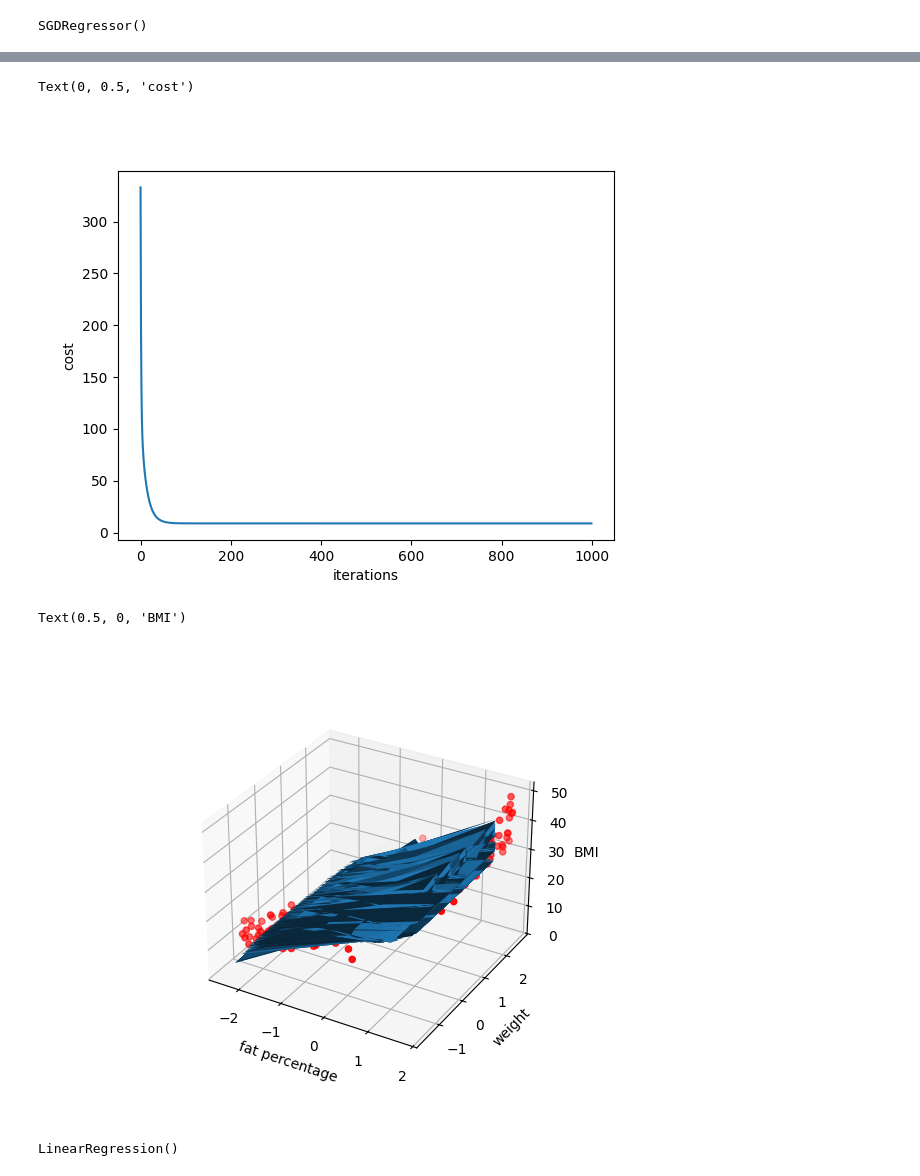
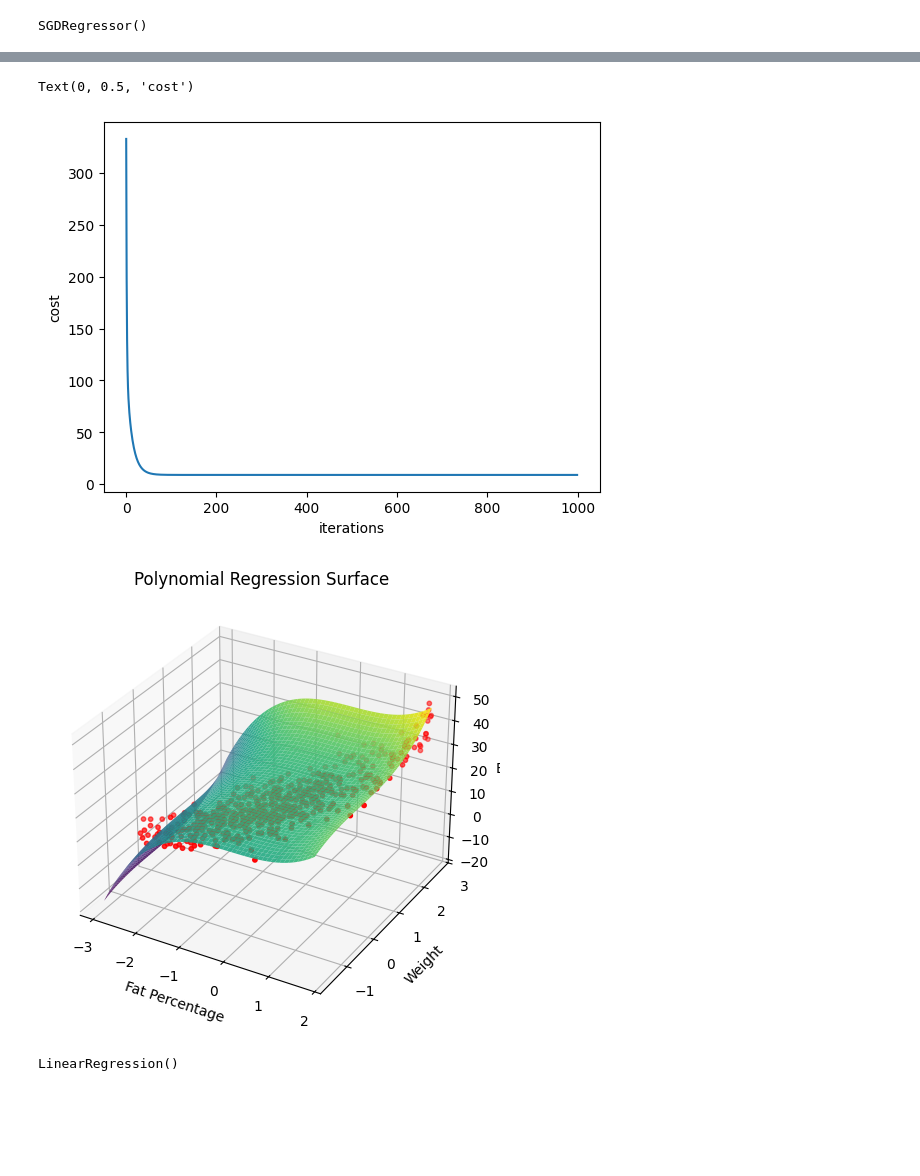
Before and after one commit to Pourixa/life-style-analyze, a Jupyter notebook: main.ipynb, the cells around one changed output, grey strips where cells are left out. Cells and saved outputs as stored; diff of their text form; code cells hidden in the pictures; blank space fills up the shorter version.

```diff
--- a/main.ipynb
+++ b/main.ipynb
@@ -33,7 +33,7 @@ Text(42.722222222222214, 0.5, 'BMI')
 def scale(x:np.ndarray,scaling:int=0):
     """
     x (ndarray) : feature values
-    scaling (int) : Scaling Technique
+    scaling (int) : Scaling method
     0 (feature scaling) : min/max < x/max < max/max
     1 (mean normalization) :  x = (x-mean)/max-min
     2 (z-score normalization) : x = (x-mean)/standard-deviation
@@ -322,7 +329,7 @@ plt_cost3.set_xlabel("iterations")
 plt_cost3.set_ylabel("cost")
 # %% [output]
 Text(0, 0.5, 'cost')
-[figure, old version]
+[figure, new version]
 # %%
 #removing one feature to plot easily
 x31=fat_p
@@ -333,18 +340,33 @@ p1=3
 p2=3
 w3,b3,cost3,iters3=polynomial_regression_gradient_descent((x31,p1),(x33,p2),y=y.to_numpy(),alpha=0.1,cost=True)
 # %%
-x3=np.array((x31[:500],x33[:500]))
-powers=np.array((p1,p2))
-X31,X33 = np.meshgrid(x31[:500],x33[:500])
-f3 = np.dot(w3,np.power(x3.T,powers).T)+ b3
-fig3=plt.figure()
-ax3 = fig3.add_subplot(111,projection="3d")
-ax3.plot_surface(X31,X33,f3,label="mine")
-ax3.scatter(x31[:500],x33[:500],y[:500],color="red")
-ax3.set_xlabel("fat percentage")
-ax3.set_ylabel("weight")
+
+
+powers = np.array((p1, p2))
+
+X31, X33 = np.meshgrid(np.linspace(np.min(x31), np.max(x31), 500),np.linspace(np.min(x33), np.max(x33), 500))
+
+X3 = np.vstack((X31.ravel(), X33.ravel()))
+
+X3_poly = np.power(X3.T, powers)
+f3 = np.dot(w3, X3_poly.T) + b3
+f3 = f3.reshape(X31.shape)
+
+fig3 = plt.figure()
+ax3 = fig3.add_subplot(111, projection="3d")
+
+ax3.plot_surface(X31, X33, f3,cmap="viridis",linewidth=0,antialiased=True,alpha=0.9,shade=True)
+
+# Scatter actual points
+ax3.scatter(x31[:500], x33[:500], y[:500],color="red", s=10, label="Data")
+
+# Labels
+ax3.set_xlabel("Fat Percentage")
+ax3.set_ylabel("Weight")
 ax3.set_zlabel("BMI")
+ax3.set_title("Polynomial Regression Surface")
+
+fig3.tight_layout()
 # %% [output]
-Text(0.5, 0, 'BMI')
-[figure, old version]
+[figure, new version]
 # %%
```
Also changed, not shown: parts of 15 cells of this notebook, 16 other files.
